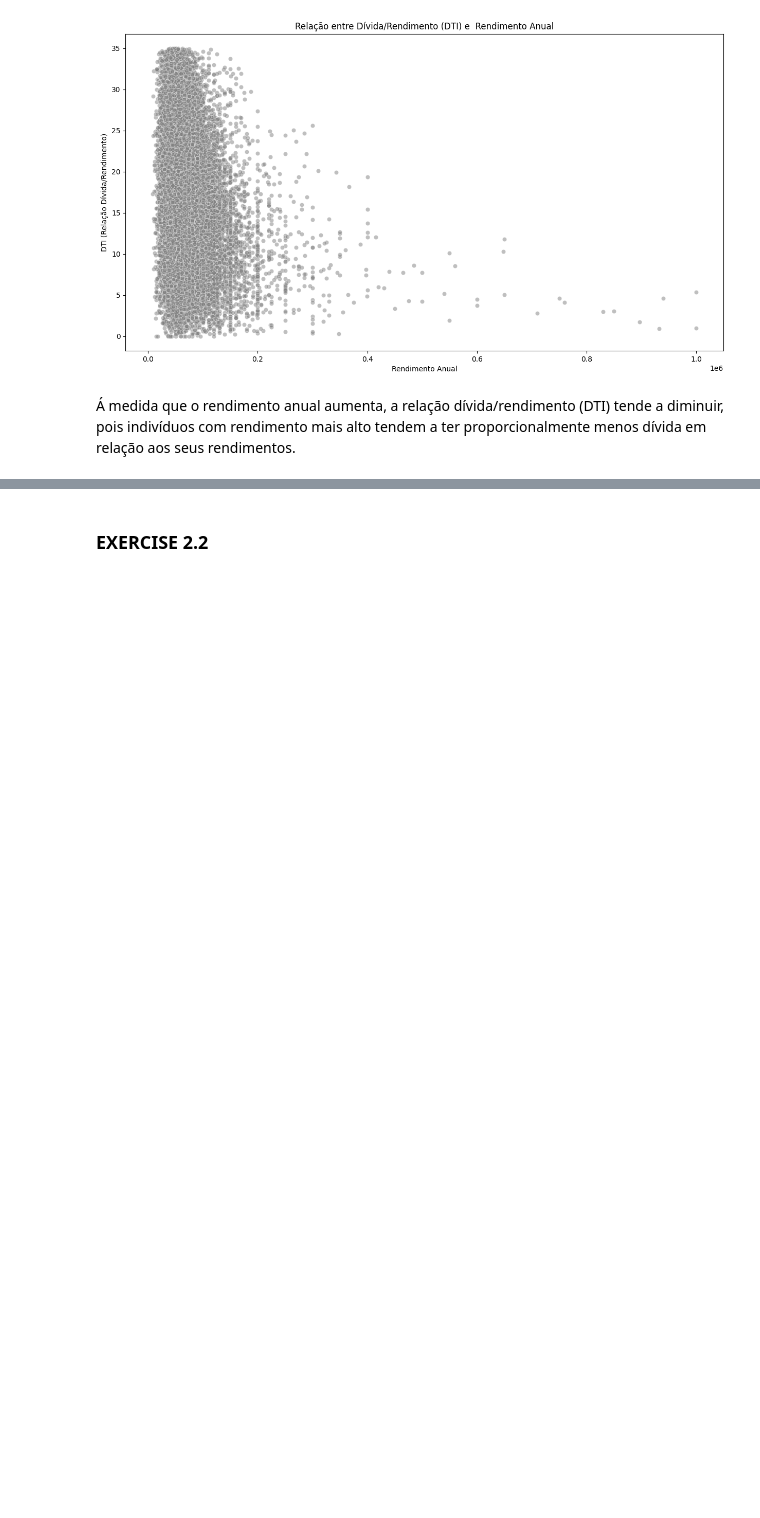
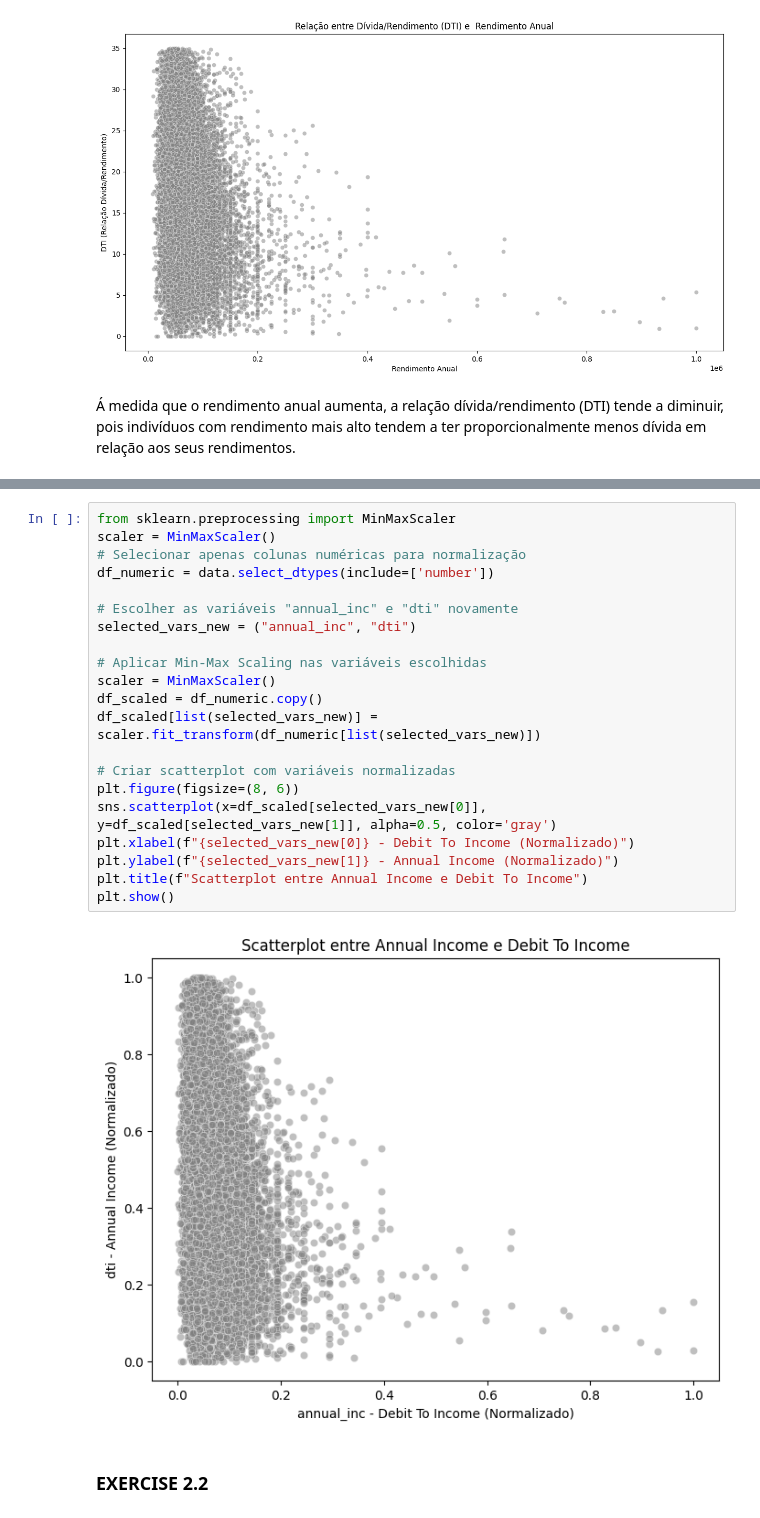
Before and after one commit to pereiranuno/loan-project, a Jupyter notebook: eda-finalproject.ipynb, the cells around one changed output, grey strips where cells are left out. Cells and saved outputs as stored; diff of their text form; blank space fills up the shorter version.

```diff
--- a/eda-finalproject.ipynb
+++ b/eda-finalproject.ipynb
@@ -236,3 +240,26 @@ plt.show()
+# %%
+from sklearn.preprocessing import MinMaxScaler
+scaler = MinMaxScaler()
+# Selecionar apenas colunas numéricas para normalização
+df_numeric = data.select_dtypes(include=['number'])
+
+# Escolher as variáveis "annual_inc" e "dti" novamente
+selected_vars_new = ("annual_inc", "dti")
+
+# Aplicar Min-Max Scaling nas variáveis escolhidas
+scaler = MinMaxScaler()
+df_scaled = df_numeric.copy()
+df_scaled[list(selected_vars_new)] = scaler.fit_transform(df_numeric[list(selected_vars_new)])
+
+# Criar scatterplot com variáveis normalizadas
+plt.figure(figsize=(8, 6))
+sns.scatterplot(x=df_scaled[selected_vars_new[0]], y=df_scaled[selected_vars_new[1]], alpha=0.5, color='gray')
+plt.xlabel(f"{selected_vars_new[0]} - Debit To Income (Normalizado)")
+plt.ylabel(f"{selected_vars_new[1]} - Annual Income (Normalizado)")
+plt.title(f"Scatterplot entre Annual Income e Debit To Income")
+plt.show()
+# %% [output]
+[figure, added]
 # %% [markdown]
 ### EXERCISE 2.2
 # %%
```
Also changed, not shown: parts of 11 cells of this notebook.
